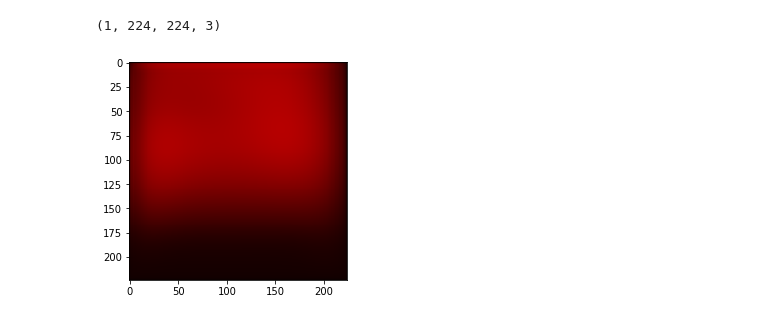
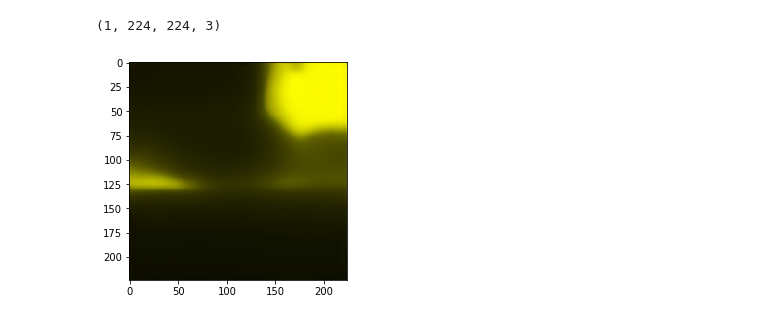
Before and after one commit to mixaal/DL, a Jupyter notebook: Depth Of Field Prediction.ipynb, the cells around one changed output. Drawn from its saved outputs; the diff is of its cells as text; code cells hidden in the pictures.

```diff
--- a/Depth Of Field Prediction.ipynb
+++ b/Depth Of Field Prediction.ipynb
@@ -144,7 +150,7 @@ _________________________________________________________________
 input_image = Input(shape = (224, 224, 3))
 
 autoencoder=Model(input_image, VGG16_encoder_decoder(input_image, conv_base))
-autoencoder.compile(loss='mean_squared_error', optimizer = Adam(), metrics=['accuracy'])
+autoencoder.compile(loss='mean_squared_error', optimizer = Adam())
 optimizer='adam', #optimizers.RMSprop(lr=2e-5),
 autoencoder.summary()
 # %% [output]
@@ -265,8 +264,8 @@ from keras.callbacks import ModelCheckpoint
 #from keras import optimizers
 from keras.models import Sequential
 model = Sequential()
-filepath="weights-improvement-{epoch:02d}-{val_accuracy:.2f}.hdf5"
-checkpoint = ModelCheckpoint(filepath, monitor='val_accuracy', verbose=1, save_best_only=False, mode='max')
+filepath="weights-{epoch:02d}.hdf5"
+checkpoint = ModelCheckpoint(filepath, verbose=1, save_best_only=False, mode='max')
 callbacks_list = [checkpoint]
 
 hist=autoencoder.fit_generator(
@@ -300,6 +298,5 @@ KeyboardInterrupt:
-# %%
-#autoencoder = Sequential()
-autoencoder.load_weights("weights-improvement-01-1.00.hdf5")
+# %%
+autoencoder.load_weights("weights-75.hdf5")
 # %%
 import matplotlib.pyplot as plt
 #acc = hist.history['accuracy']
@@ -340,8 +337,9 @@ Y.shape
 # %%
 plt.imshow(Y[0])
 
 #plt.imshow(test_image[0])
 
 plt.show()
+image.save_img('output.png', Y[0])
 # %% [output]
-[figure, old version]
+[figure, new version]
```
Also changed, not shown: parts of 10 cells of this notebook.
